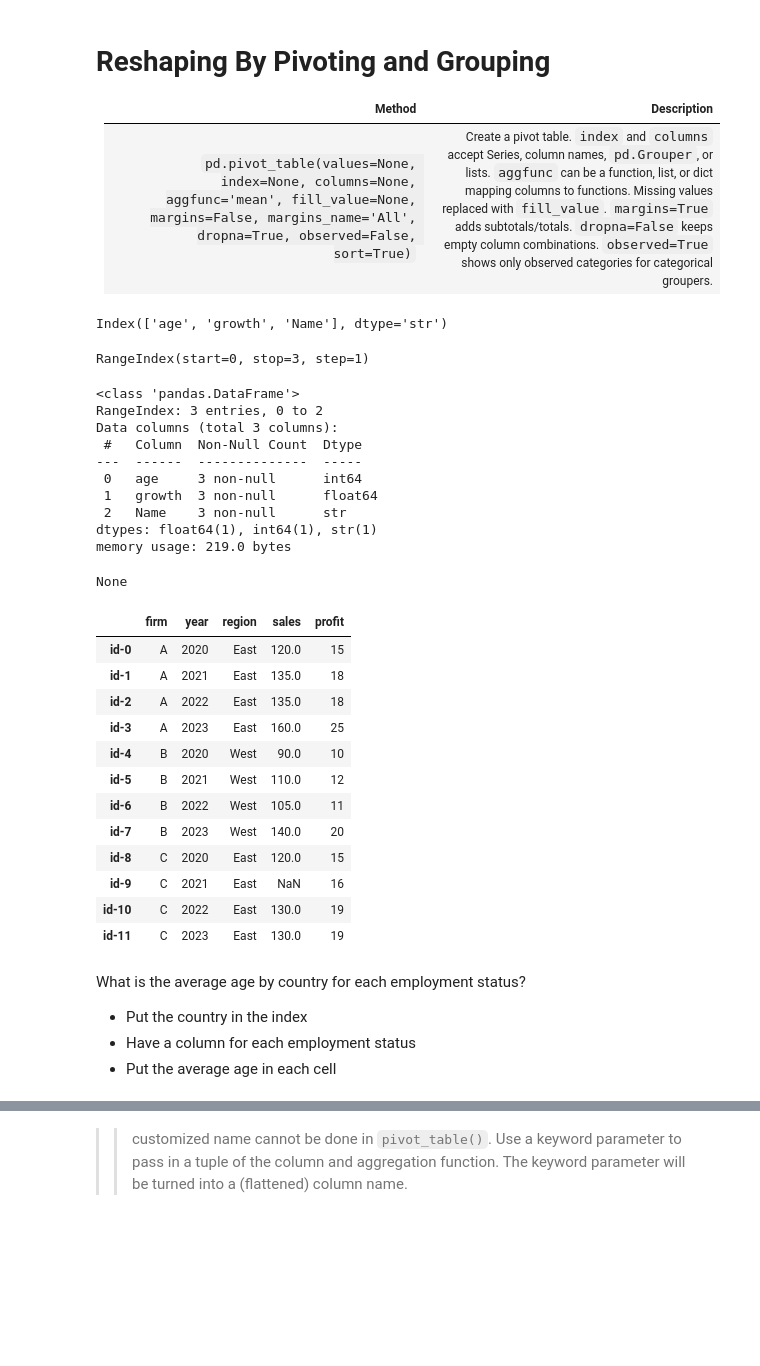
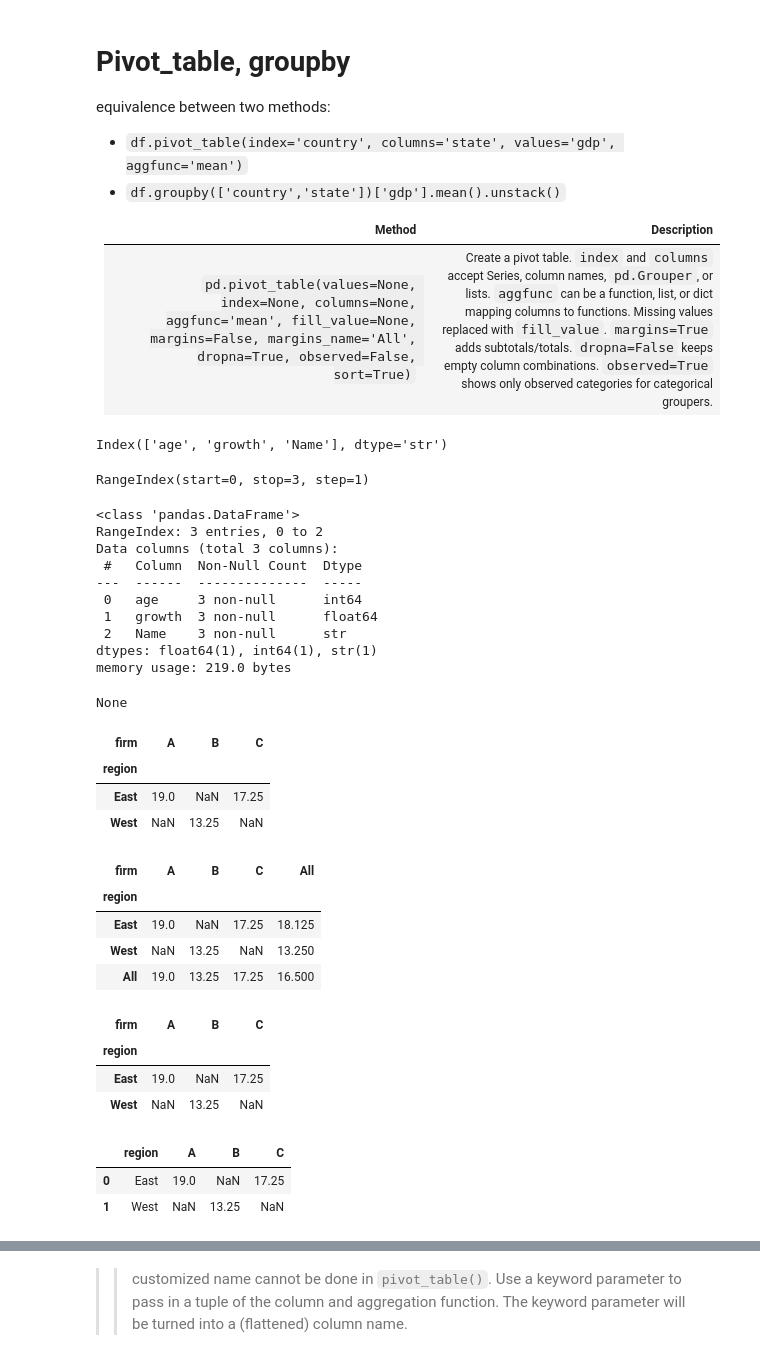
Before and after one commit to jeremyxtmeng/learning-pandas-plotting, a Jupyter notebook: learning_9_summary_group_pivot.ipynb, the cells around one changed output, grey strips where cells are left out. Drawn from its saved outputs; the diff is of its cells as text; code cells hidden in the pictures; blank space fills up the shorter version.

```diff
--- a/learning_9_summary_group_pivot.ipynb
+++ b/learning_9_summary_group_pivot.ipynb
@@ -1,5 +1,9 @@
 # %% [markdown]
-# Reshaping By Pivoting and Grouping
+# Pivot_table, groupby
+
+equivalence between two methods:
+- `df.pivot_table(index='country', columns='state', values='gdp', aggfunc='mean')`
+- `df.groupby(['country','state'])['gdp'].mean().unstack()`
 
  | Method | Description |
 |---|---|
@@ -10,49 +14,47 @@ import numpy as np
 import pandas as pd
 
 df = pd.DataFrame({'age':[15, 17, 10],'growth':[.5, .7, 1.2],'Name':['Paul', 'George', 'Ringo'] })
 display(df.columns)
 display(df.index)
 display(df.info())
 
 
 df0 = pd.DataFrame({
     "firm":    ["A", "A", "A", "A", "B", "B", "B", "B", "C", "C", "C", "C"],
     "year":    [2020, 2021, 2022, 2023, 2020, 2021, 2022, 2023, 2020, 2021, 2022, 2023],
     "region":  ["East", "East", "East", "East", "West", "West", "West", "West", "East", "East", "East", "East"],
     "sales":   [120, 135, 135, 160, 90, 110, 105, 140, 120, np.nan, 130, 130],
     "profit":  [15, 18, 18, 25, 10, 12, 11, 20, 15, 16, 19, 19]
 }).rename(index={i: f'id-{i}' for i in range(12) })
 
-df0
+#What is the average profit by region for each firm?
+#- Put the region in the index
+#- Have a column for each firm
+#- Put the average profit in each cell
+
+display(df0.pivot_table(index='region', columns='firm',values='profit', aggfunc='mean'))
+
+display(df0.pivot_table(index='region', columns='firm',values='profit', aggfunc='mean', margins=True))
 # %% [output]
 Index(['age', 'growth', 'Name'], dtype='str')
 RangeIndex(start=0, stop=3, step=1)
 <class 'pandas.DataFrame'>
 RangeIndex: 3 entries, 0 to 2
 Data columns (total 3 columns):
  #   Column  Non-Null Count  Dtype
 ---  ------  --------------  -----
  0   age     3 non-null      int64
  1   growth  3 non-null      float64
  2   Name    3 non-null      str
 dtypes: float64(1), int64(1), str(1)
 memory usage: 219.0 bytes
 None
-|  | firm | year | region | sales | profit |
-| id-0 | A | 2020 | East | 120.0 | 15 |
-| id-1 | A | 2021 | East | 135.0 | 18 |
-| id-2 | A | 2022 | East | 135.0 | 18 |
-| id-3 | A | 2023 | East | 160.0 | 25 |
-| id-4 | B | 2020 | West | 90.0 | 10 |
-| id-5 | B | 2021 | West | 110.0 | 12 |
-| id-6 | B | 2022 | West | 105.0 | 11 |
-| id-7 | B | 2023 | West | 140.0 | 20 |
-| id-8 | C | 2020 | East | 120.0 | 15 |
-| id-9 | C | 2021 | East | NaN | 16 |
-| id-10 | C | 2022 | East | 130.0 | 19 |
-| id-11 | C | 2023 | East | 130.0 | 19 |
+| firm | A | B | C |
+| region |  |  |  |
+| East | 19.0 | NaN | 17.25 |
+| West | NaN | 13.25 | NaN |
+| firm | A | B | C | All |
+| region |  |  |  |  |
+| East | 19.0 | NaN | 17.25 | 18.125 |
+| West | NaN | 13.25 | NaN | 13.250 |
+| All | 19.0 | 13.25 | 17.25 | 16.500 |
-# %% [markdown]
-What is the average age by country for each employment status?
-- Put the country in the index
-- Have a column for each employment status
-- Put the average age in each cell
@@ -60,0 +61,13 @@ jb2.pivot_table(index='country_live', columns='employment_status',values='age',
+# %%
+df0.groupby(['region','firm'])['profit'].mean().unstack()
+# %% [output]
+| firm | A | B | C |
+| region |  |  |  |
+| East | 19.0 | NaN | 17.25 |
+| West | NaN | 13.25 | NaN |
+# %%
+df0.pivot_table(index='region', columns='firm',values='profit', aggfunc='mean').reset_index().rename_axis(columns=None)
+# %% [output]
+|  | region | A | B | C |
+| 0 | East | 19.0 | NaN | 17.25 |
+| 1 | West | NaN | 13.25 | NaN |
```
Also changed, not shown: parts of 53 cells of this notebook, 3 other files.
